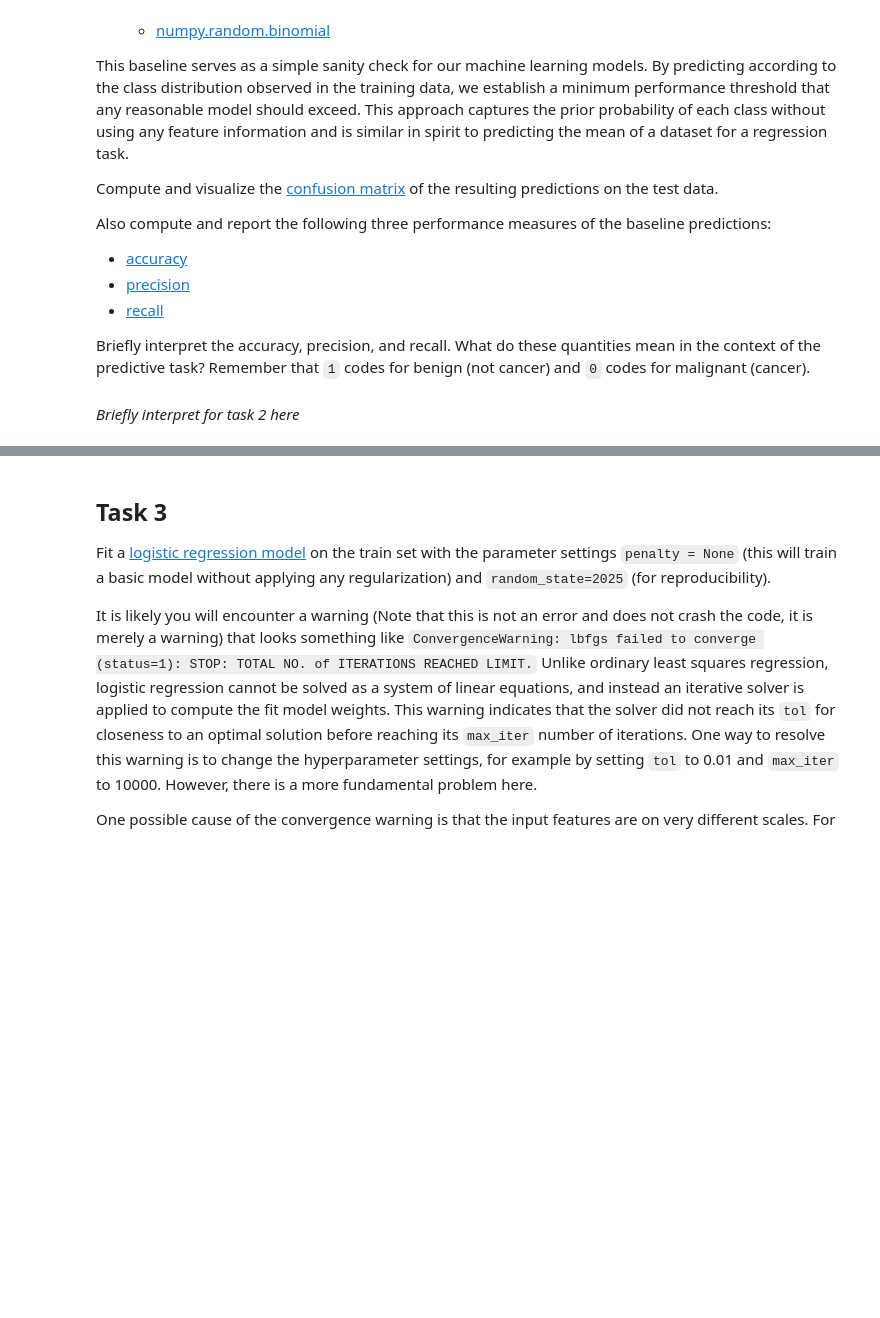
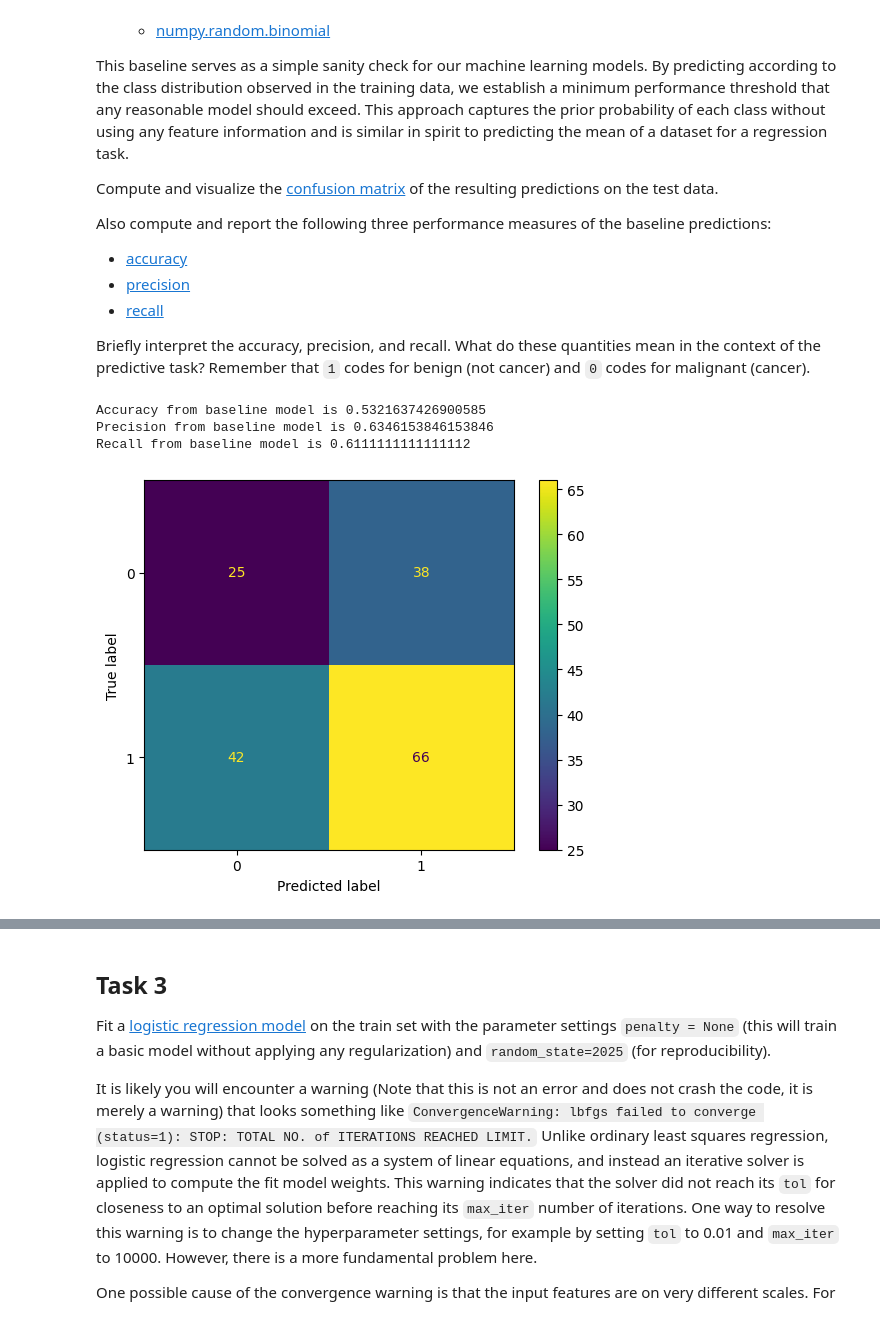
Before and after one commit to marcusmcfadden/CS372_HW, a Jupyter notebook: hw2/1-cancer.ipynb, the cells around one changed output, grey strips where cells are left out. Saved outputs shown, nothing was run; the diff lists cells and outputs as text; code cells hidden in the pictures; blank space fills up the shorter version.

```diff
--- a/hw2/1-cancer.ipynb
+++ b/hw2/1-cancer.ipynb
@@ -45,0 +61,7 @@ Print the number of data points in the resulting train and test partitions.
+# %%
+# Write code for task 1 here
+random_seed = 2025
+from sklearn.model_selection import train_test_split
+
+X_train, X_test, y_train, y_test = train_test_split(X, y, test_size=0.3, random_state=random_seed)
+print(f"There are {len(X_train)} data points in the training set")
@@ -69,2 +91,27 @@ Briefly interpret the accuracy, precision, and recall. What do these quantities
-# %% [markdown]
-*Briefly interpret for task 2 here*
+# %%
+# Write code for task 2 here
+import numpy as np
+
+ones = np.sum(y_train)
+tot = len(y_train)
+p = ones / tot
+
+baseline_predictions = np.random.binomial(1, p, len(y_test))
+
+from sklearn.metrics import ConfusionMatrixDisplay, confusion_matrix, accuracy_score, precision_score, recall_score
+
+cm = confusion_matrix(y_test, baseline_predictions)
+
+cm_display = ConfusionMatrixDisplay(cm).plot()
+acc_baseline = accuracy_score(y_test, baseline_predictions)
+prec_baseline = precision_score(y_test, baseline_predictions)
+recall_baseline = recall_score(y_test, baseline_predictions)
+
+print(f"Accuracy from baseline model is {acc_baseline}")
+print(f"Precision from baseline model is {prec_baseline}")
+print(f"Recall from baseline model is {recall_baseline}")
+# %% [output]
+Accuracy from baseline model is 0.5321637426900585
+Precision from baseline model is 0.6346153846153846
+Recall from baseline model is 0.6111111111111112
+[figure, added]
```
Also changed, not shown: parts of 12 cells of this notebook.
